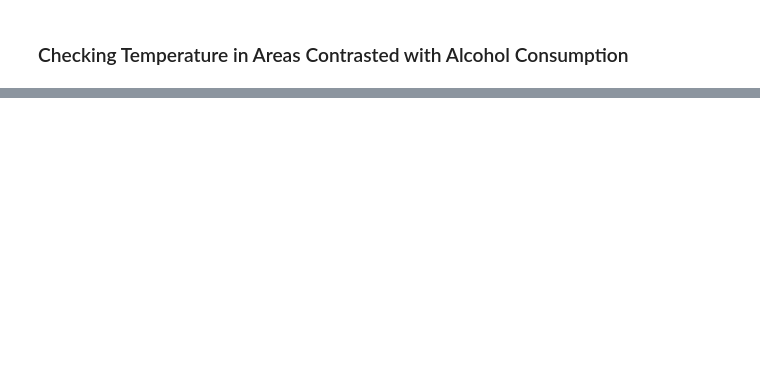
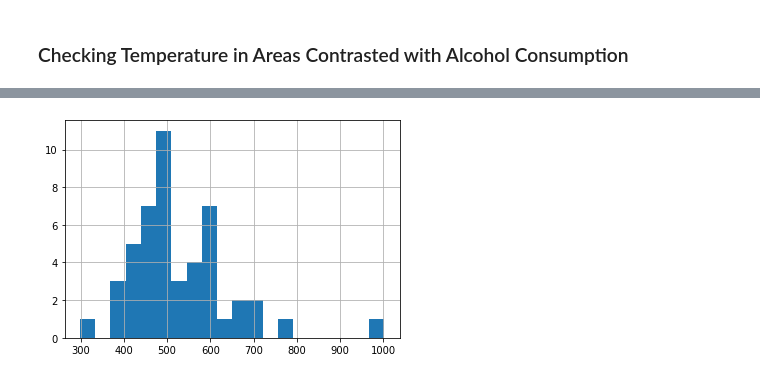
Before and after one commit to MatthewNewell006/alcohol_consumption, a Jupyter notebook: jupyter/2015_temp_data.ipynb, the cells around one changed output, grey strips where cells are left out. Saved outputs shown, nothing was run; the diff lists cells and outputs as text; code cells hidden in the pictures; blank space fills up the shorter version.

```diff
--- a/jupyter/2015_temp_data.ipynb
+++ b/jupyter/2015_temp_data.ipynb
@@ -53 +105,5 @@ t_df = pd.read_csv('../data/modified/2015_state_temperatures.csv')
+# %%
+m_state['number_of_drinks_total'].hist(bins = bins);
+# %% [output]
+[figure, added]
 # %%
```
Also changed, not shown: parts of 13 cells of this notebook.
